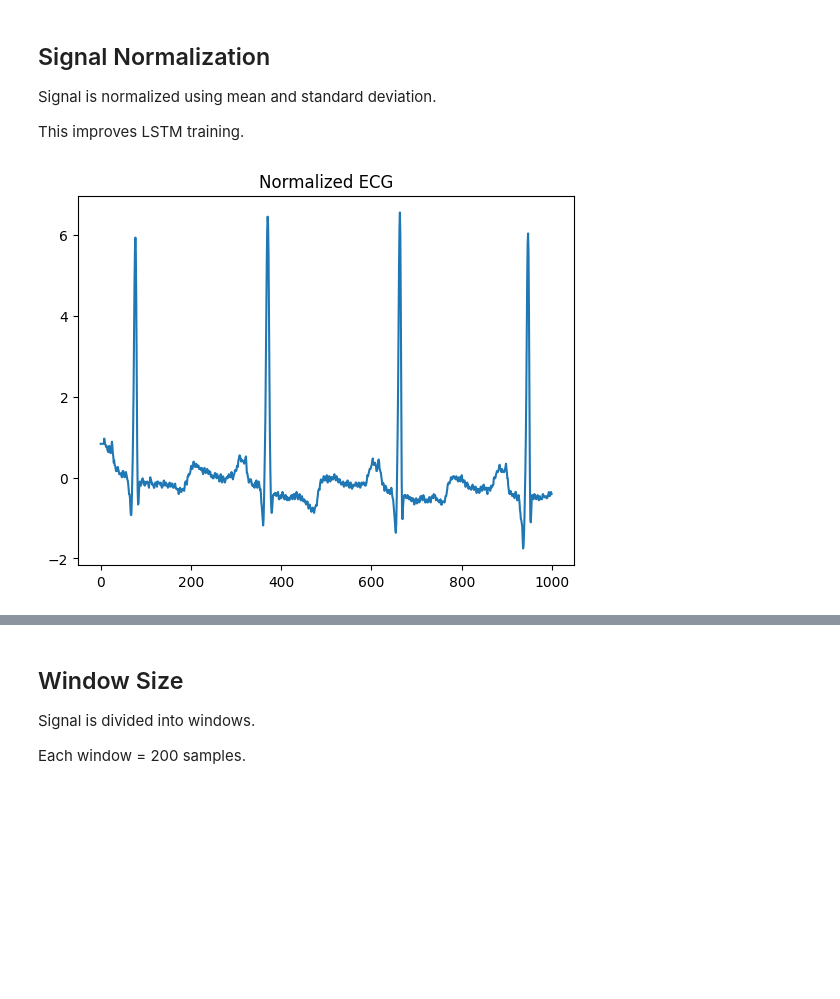
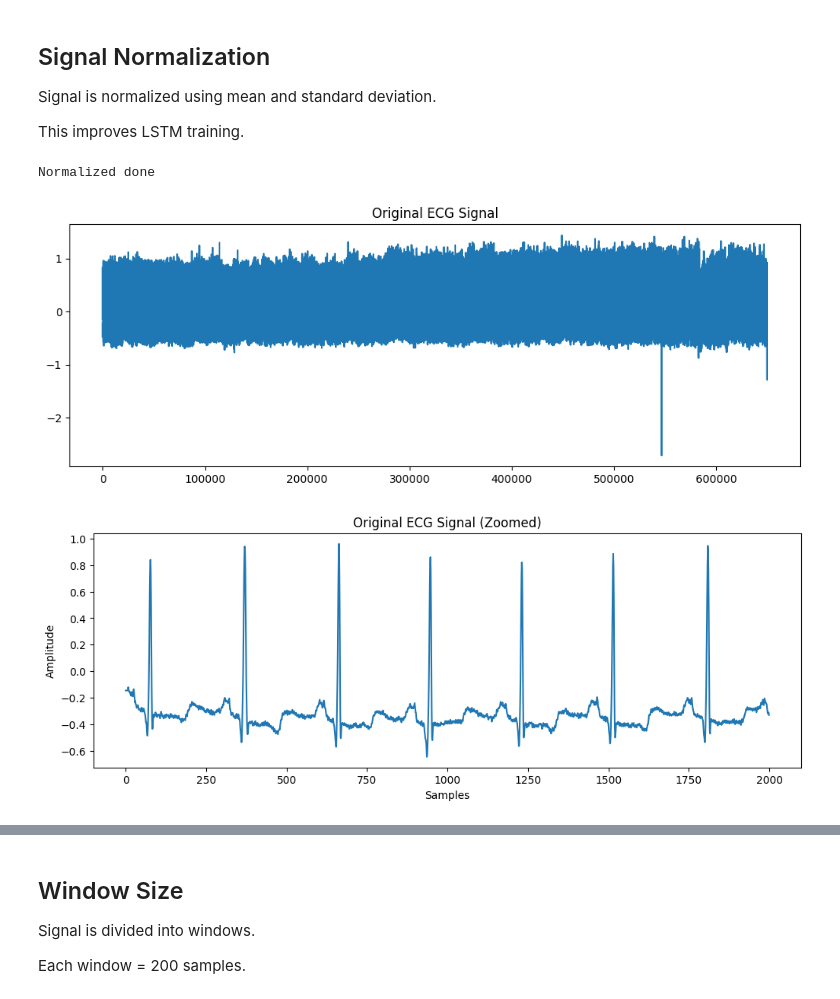
Before and after one commit to shreyasharma091874-cloud/ECG-r-peak-detection, a Jupyter notebook: lstm_r_peak.ipynb, the cells around one changed output, grey strips where cells are left out. Cells and saved outputs as stored; diff of their text form; code cells hidden in the pictures; blank space fills up the shorter version.

```diff
--- a/lstm_r_peak.ipynb
+++ b/lstm_r_peak.ipynb
@@ -58,11 +58,3 @@ print(len(signal))
 Signal is normalized using mean and standard deviation.
 
 This improves LSTM training.
-# %%
-signal = (signal - np.mean(signal)) / np.std(signal)
-
-plt.plot(signal[:1000])
-plt.title("Normalized ECG")
-plt.show()
-# %% [output]
-[figure, removed]
@@ -68,0 +76,27 @@ plt.show()
+# %%
+signal_norm = normalize_signal(signal)
+
+print("Normalized done")
+# %% [output]
+Normalized done
+# %%
+import matplotlib.pyplot as plt
+
+plt.figure(figsize=(12,4))
+plt.plot(signal)
+plt.title("Original ECG Signal")
+plt.show()
+# %% [output]
+[figure, added]
+# %%
+plt.figure(figsize=(12,4))
+
+plt.plot(signal[0:2000])
+
+plt.title("Original ECG Signal (Zoomed)")
+plt.xlabel("Samples")
+plt.ylabel("Amplitude")
+
+plt.show()
+# %% [output]
+[figure, added]
```
Also changed, not shown: parts of 94 cells of this notebook, 1 other file.
